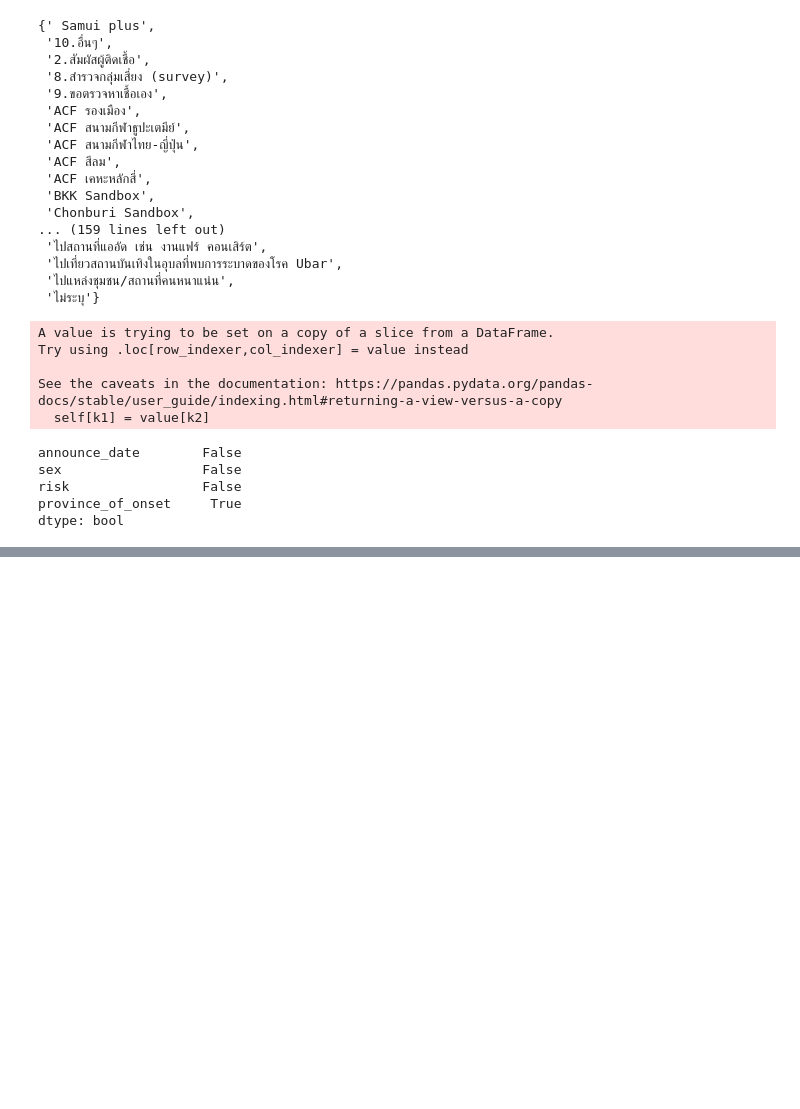
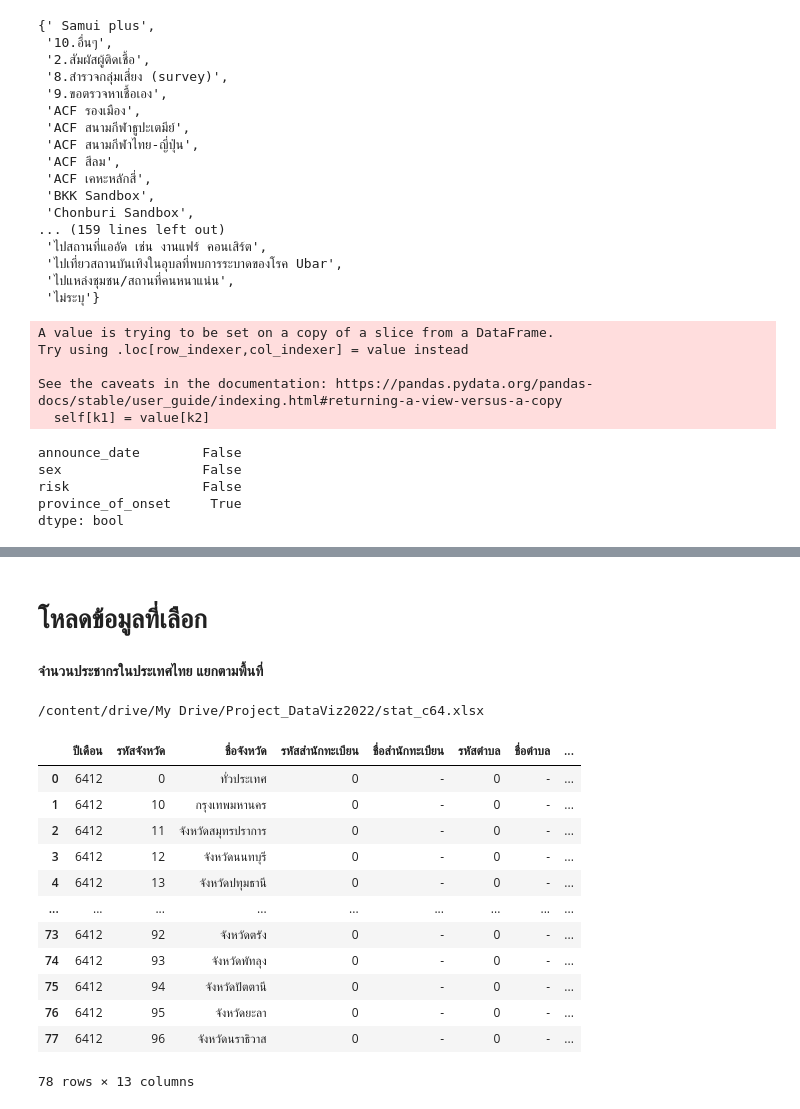
Before and after one commit to Supaporn-Bututham/data_viz_2022, a Jupyter notebook: Project_DataViz.ipynb, the cells around one changed output, grey strips where cells are left out. Cells and saved outputs as stored; diff of their text form; code cells hidden in the pictures; blank space fills up the shorter version.

```diff
--- a/Project_DataViz.ipynb
+++ b/Project_DataViz.ipynb
@@ -258,0 +990,26 @@ dtype: bool
+# %% [markdown]
+# **โหลดข้อมูลที่เลือก**
+# %% [markdown]
+**จำนวนประชากรในประเทศไทย แยกตามพื้นที่**
+# %%
+covid_file_path0= os.path.join(path,'stat_c64.xlsx') #โหลดชุดข้อมูลจำนวนประชากรในประเทศไทย แยกตามพื้นที่
+print(covid_file_path0)
+# %% [output]
+/content/drive/My Drive/Project_DataViz2022/stat_c64.xlsx
+# %%
+data_file = pd.read_excel(covid_file_path0)
+data_file
+# %% [output]
+|  | ปีเดือน | รหัสจังหวัด | ชื่อจังหวัด | รหัสสำนักทะเบียน | ชื่อสำนักทะเบียน | รหัสตำบล | ชื่อตำบล | ... |
+| 0 | ﻿6412 | 0 | ทั่วประเทศ | 0 | - | 0 | - | ... |
+| 1 | 6412 | 10 | กรุงเทพมหานคร | 0 | - | 0 | - | ... |
+| 2 | 6412 | 11 | จังหวัดสมุทรปราการ | 0 | - | 0 | - | ... |
+| 3 | 6412 | 12 | จังหวัดนนทบุรี | 0 | - | 0 | - | ... |
+| 4 | 6412 | 13 | จังหวัดปทุมธานี | 0 | - | 0 | - | ... |
+| ... | ... | ... | ... | ... | ... | ... | ... | ... |
+| 73 | 6412 | 92 | จังหวัดตรัง | 0 | - | 0 | - | ... |
+| 74 | 6412 | 93 | จังหวัดพัทลุง | 0 | - | 0 | - | ... |
+| 75 | 6412 | 94 | จังหวัดปัตตานี | 0 | - | 0 | - | ... |
+| 76 | 6412 | 95 | จังหวัดยะลา | 0 | - | 0 | - | ... |
+| 77 | 6412 | 96 | จังหวัดนราธิวาส | 0 | - | 0 | - | ... |
+78 rows × 13 columns
```
Also changed, not shown: parts of 62 cells of this notebook.
